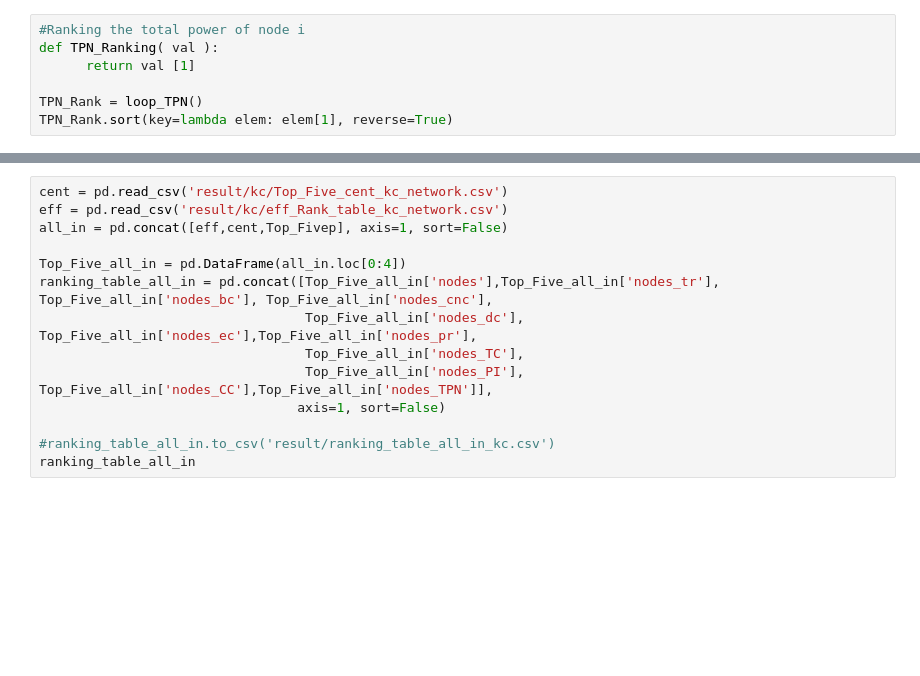
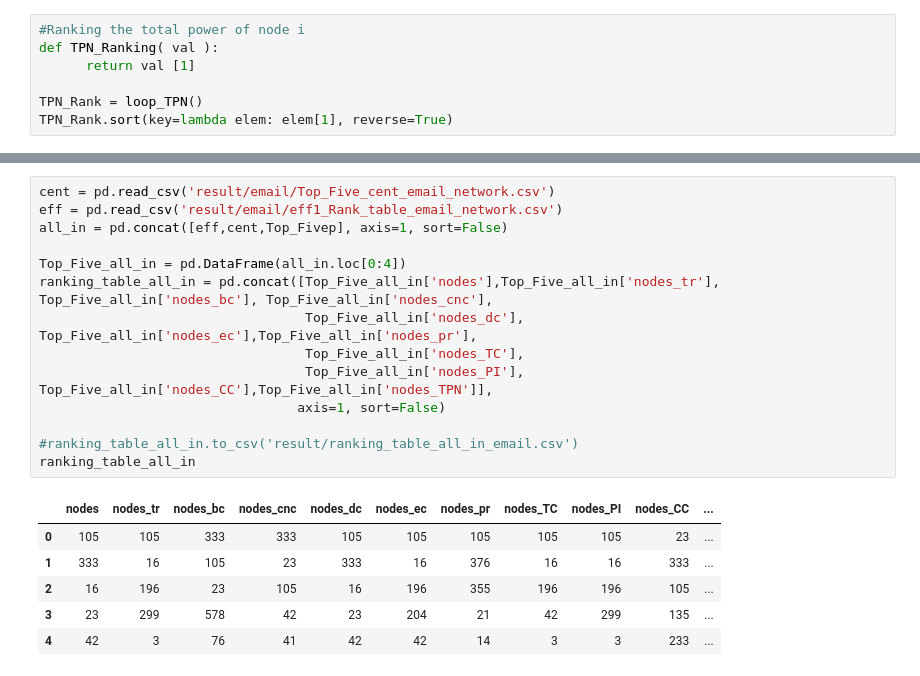
Before and after one commit to amshoo/python, a Jupyter notebook: Total_Power_of_Node.ipynb, the cells around one changed output, grey strips where cells are left out. Cells and saved outputs as stored; diff of their text form; blank space fills up the shorter version.

```diff
--- a/Total_Power_of_Node.ipynb
+++ b/Total_Power_of_Node.ipynb
@@ -95,14 +126,21 @@ print(ranking_table)
 # %%
-cent = pd.read_csv('result/kc/Top_Five_cent_kc_network.csv')
-eff = pd.read_csv('result/kc/eff_Rank_table_kc_network.csv')
+cent = pd.read_csv('result/email/Top_Five_cent_email_network.csv')
+eff = pd.read_csv('result/email/eff1_Rank_table_email_network.csv')
 all_in = pd.concat([eff,cent,Top_Fivep], axis=1, sort=False)
 
 Top_Five_all_in = pd.DataFrame(all_in.loc[0:4])
 ranking_table_all_in = pd.concat([Top_Five_all_in['nodes'],Top_Five_all_in['nodes_tr'], Top_Five_all_in['nodes_bc'], Top_Five_all_in['nodes_cnc'],
                                   Top_Five_all_in['nodes_dc'], Top_Five_all_in['nodes_ec'],Top_Five_all_in['nodes_pr'],
                                   Top_Five_all_in['nodes_TC'],
                                   Top_Five_all_in['nodes_PI'], Top_Five_all_in['nodes_CC'],Top_Five_all_in['nodes_TPN']],
                                  axis=1, sort=False)
 
-#ranking_table_all_in.to_csv('result/ranking_table_all_in_kc.csv')
+#ranking_table_all_in.to_csv('result/ranking_table_all_in_email.csv')
 ranking_table_all_in
+# %% [output]
+|  | nodes | nodes_tr | nodes_bc | nodes_cnc | nodes_dc | nodes_ec | nodes_pr | nodes_TC | nodes_PI | nodes_CC | ... |
+| 0 | 105 | 105 | 333 | 333 | 105 | 105 | 105 | 105 | 105 | 23 | ... |
+| 1 | 333 | 16 | 105 | 23 | 333 | 16 | 376 | 16 | 16 | 333 | ... |
+| 2 | 16 | 196 | 23 | 105 | 16 | 196 | 355 | 196 | 196 | 105 | ... |
+| 3 | 23 | 299 | 578 | 42 | 23 | 204 | 21 | 42 | 299 | 135 | ... |
+| 4 | 42 | 3 | 76 | 41 | 42 | 42 | 14 | 3 | 3 | 233 | ... |
```
Also changed, not shown: parts of 4 cells of this notebook, 19 other files.
